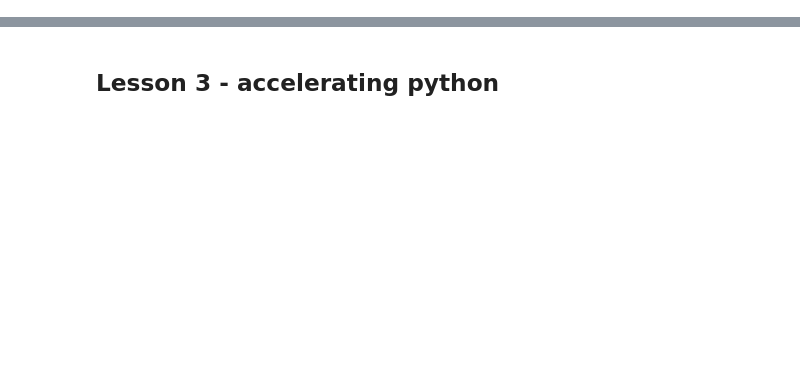
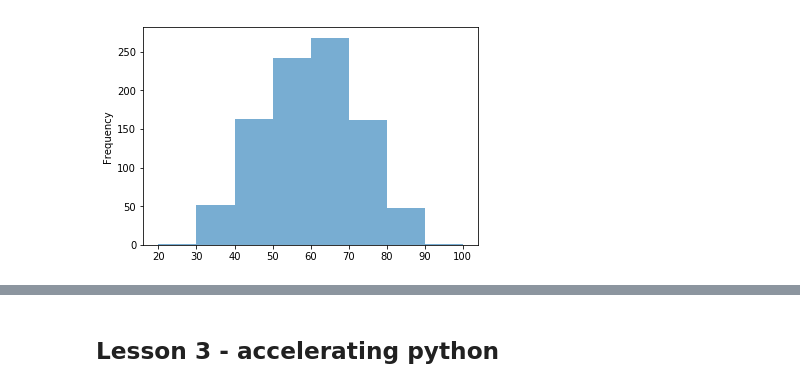
Before and after one commit to coderefinery/jupyter, a Jupyter notebook: solutions.ipynb, the cells around one changed output, grey strips where cells are left out. Cells and saved outputs as stored; diff of their text form; code cells hidden in the pictures; blank space fills up the shorter version.

```diff
--- a/solutions.ipynb
+++ b/solutions.ipynb
@@ -96,0 +146,4 @@ toppings_tidy[toppings_tidy["Ingredient"] == "Ham"]
+# %%
+import numpy as np
+import pandas as pd
+nobel = pd.read_csv("data/nobels.csv")
@@ -96,0 +170,2 @@ toppings_tidy[toppings_tidy["Ingredient"] == "Ham"]
+# %%
+nobel["born"] = pd.to_datetime(nobel["born"], errors ='coerce')
@@ -96,0 +174,2 @@ toppings_tidy[toppings_tidy["Ingredient"] == "Ham"]
+# %%
+nobel["age"] = nobel["year"] - nobel["born"].dt.year
@@ -96,0 +192,6 @@ toppings_tidy[toppings_tidy["Ingredient"] == "Ham"]
+# %%
+nobel["age"].plot.hist(bins=
+                       [20,30,40,50,60,70,
+                        80,90,100],alpha=0.6);
+# %% [output]
+[figure, added]
```
Also changed, not shown: parts of 73 cells of this notebook.
